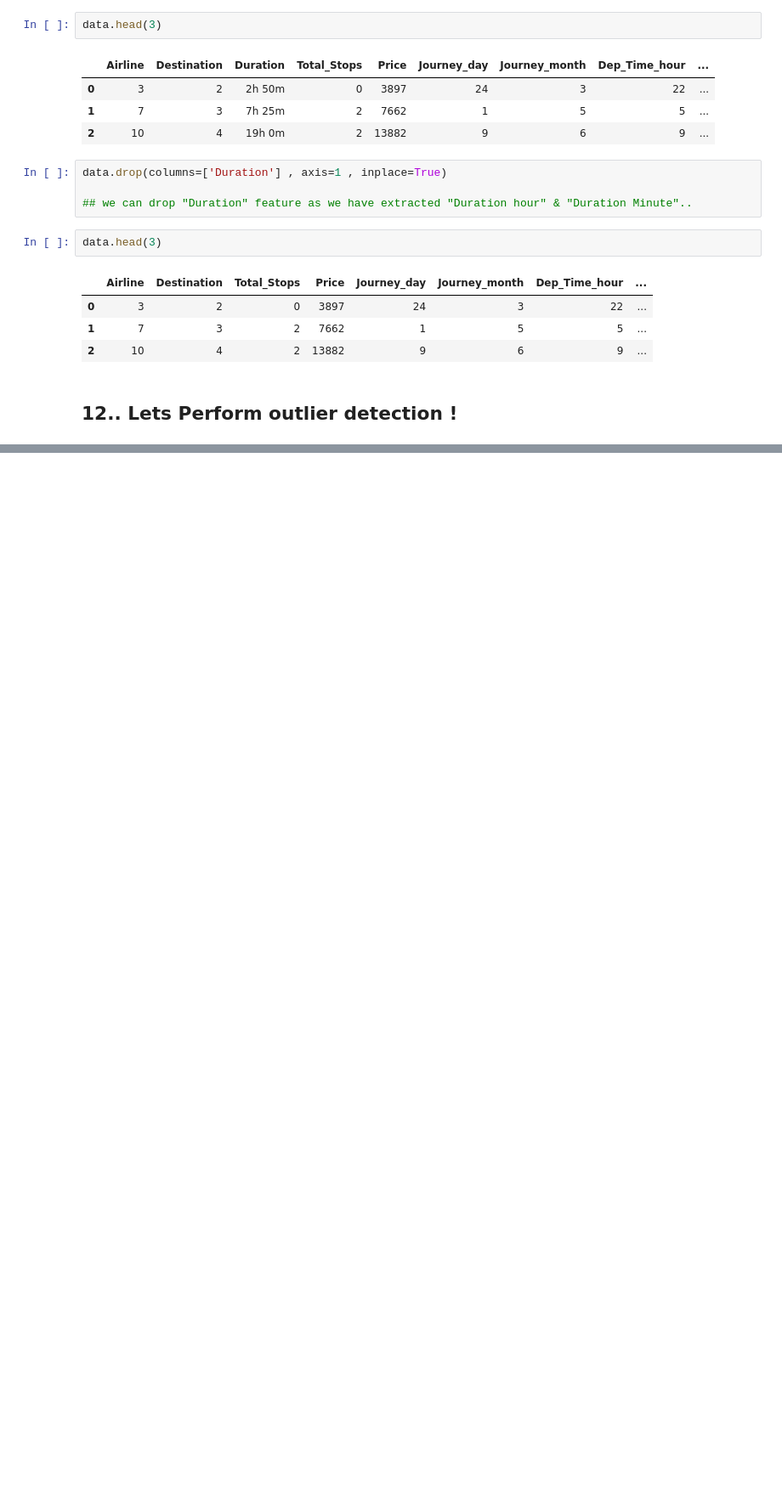
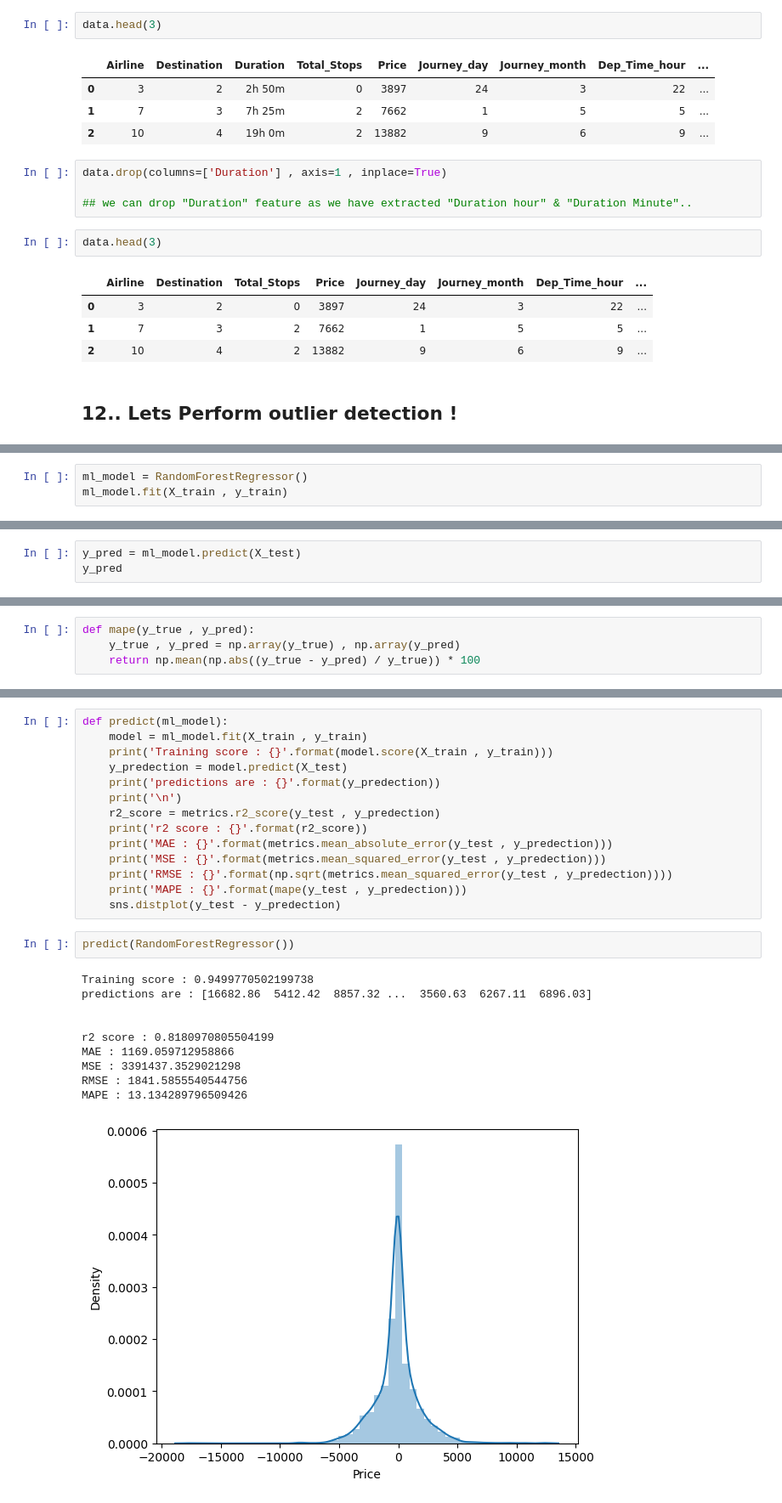
Before and after one commit to venkateshblks/Flight-Price-Prediction, a Jupyter notebook: flight_prediction.ipynb, the cells around one changed output, grey strips where cells are left out. Shown: that part at 85% size. Drawn from its saved outputs; the diff is of its cells as text; blank space fills up the shorter version.

```diff
--- a/flight_prediction.ipynb
+++ b/flight_prediction.ipynb
@@ -790,0 +903,3 @@ data.head(3)
+# %%
+ml_model = RandomForestRegressor()
+ml_model.fit(X_train , y_train)
@@ -790,0 +908,3 @@ data.head(3)
+# %%
+y_pred = ml_model.predict(X_test)
+y_pred
@@ -790,0 +919,4 @@ data.head(3)
+# %%
+def mape(y_true , y_pred):
+    y_true , y_pred = np.array(y_true) , np.array(y_pred)
+    return np.mean(np.abs((y_true - y_pred) / y_true)) * 100
@@ -790,0 +927,27 @@ data.head(3)
+# %%
+def predict(ml_model):
+    model = ml_model.fit(X_train , y_train)
+    print('Training score : {}'.format(model.score(X_train , y_train)))
+    y_predection = model.predict(X_test)
+    print('predictions are : {}'.format(y_predection))
+    print('\n')
+    r2_score = metrics.r2_score(y_test , y_predection)
+    print('r2 score : {}'.format(r2_score))
+    print('MAE : {}'.format(metrics.mean_absolute_error(y_test , y_predection)))
+    print('MSE : {}'.format(metrics.mean_squared_error(y_test , y_predection)))
+    print('RMSE : {}'.format(np.sqrt(metrics.mean_squared_error(y_test , y_predection))))
+    print('MAPE : {}'.format(mape(y_test , y_predection)))
+    sns.distplot(y_test - y_predection)
+# %%
+predict(RandomForestRegressor())
+# %% [output]
+Training score : 0.9499770502199738
+predictions are : [16682.86  5412.42  8857.32 ...  3560.63  6267.11  6896.03]
+
+
+r2 score : 0.8180970805504199
+MAE : 1169.059712958866
+MSE : 3391437.3529021298
+RMSE : 1841.5855540544756
+MAPE : 13.134289796509426
+[figure, added]
```
Also changed, not shown: parts of 40 cells of this notebook.
